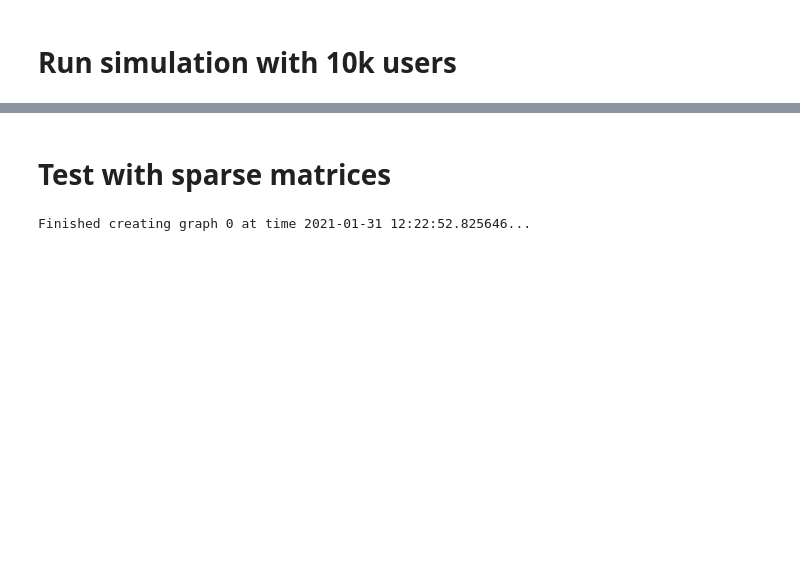
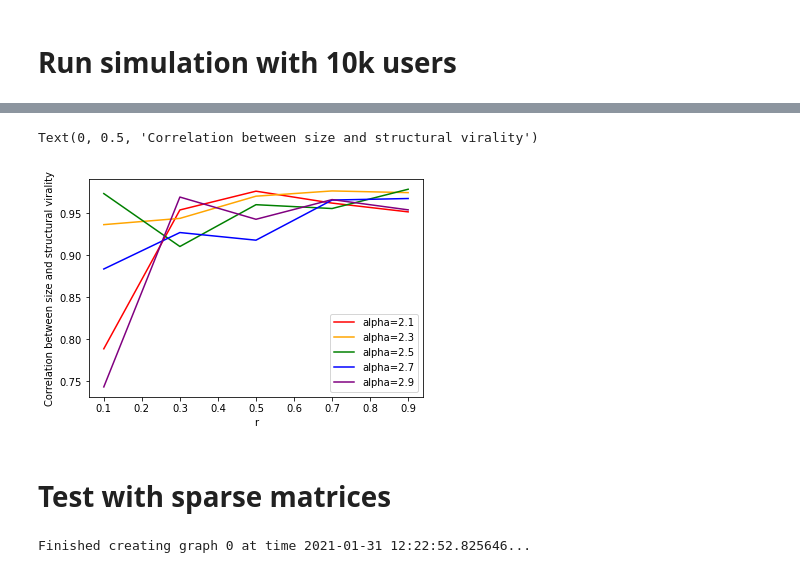
Before and after one commit to sunnymatt/t-recs-experiments, a Jupyter notebook: structural_virality/structural_virality.ipynb, the cells around one changed output, grey strips where cells are left out. Saved outputs shown, nothing was run; the diff lists cells and outputs as text; code cells hidden in the pictures; blank space fills up the shorter version.

```diff
--- a/structural_virality/structural_virality.ipynb
+++ b/structural_virality/structural_virality.ipynb
@@ -112,3 +182,14 @@ KeyboardInterrupt:
+# %%
+size_vir_corr = {} # map from alpha to list, where each element corresponds to one R value
+for i, alpha in enumerate(alphas):
+    size_vir_corr[alpha] = [size_virality_corr(results[(alpha, r)]["size"], results[(alpha, r)]["virality"]) for r in rs]
+    plt.plot(rs, size_vir_corr[alpha], label=f"alpha={alpha}",color=colors[i])
+plt.legend()
+plt.xlabel("r")
+plt.ylabel("Correlation between size and structural virality")
+# %% [output]
+Text(0, 0.5, 'Correlation between size and structural virality')
+[figure, added]
 # %%
 graph_popularity(sizes)
 # %%
```
Also changed, not shown: parts of 8 cells of this notebook, 2 other files.
